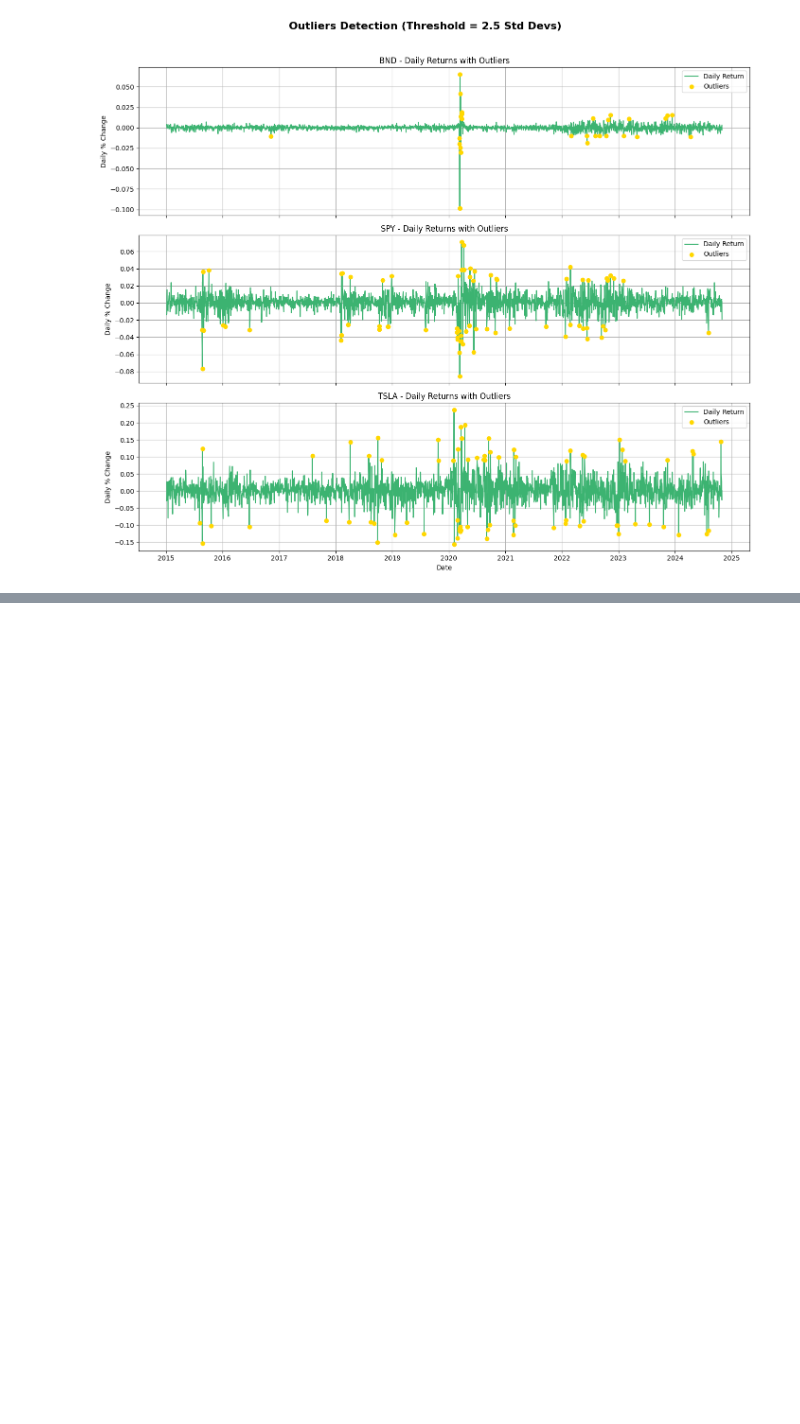
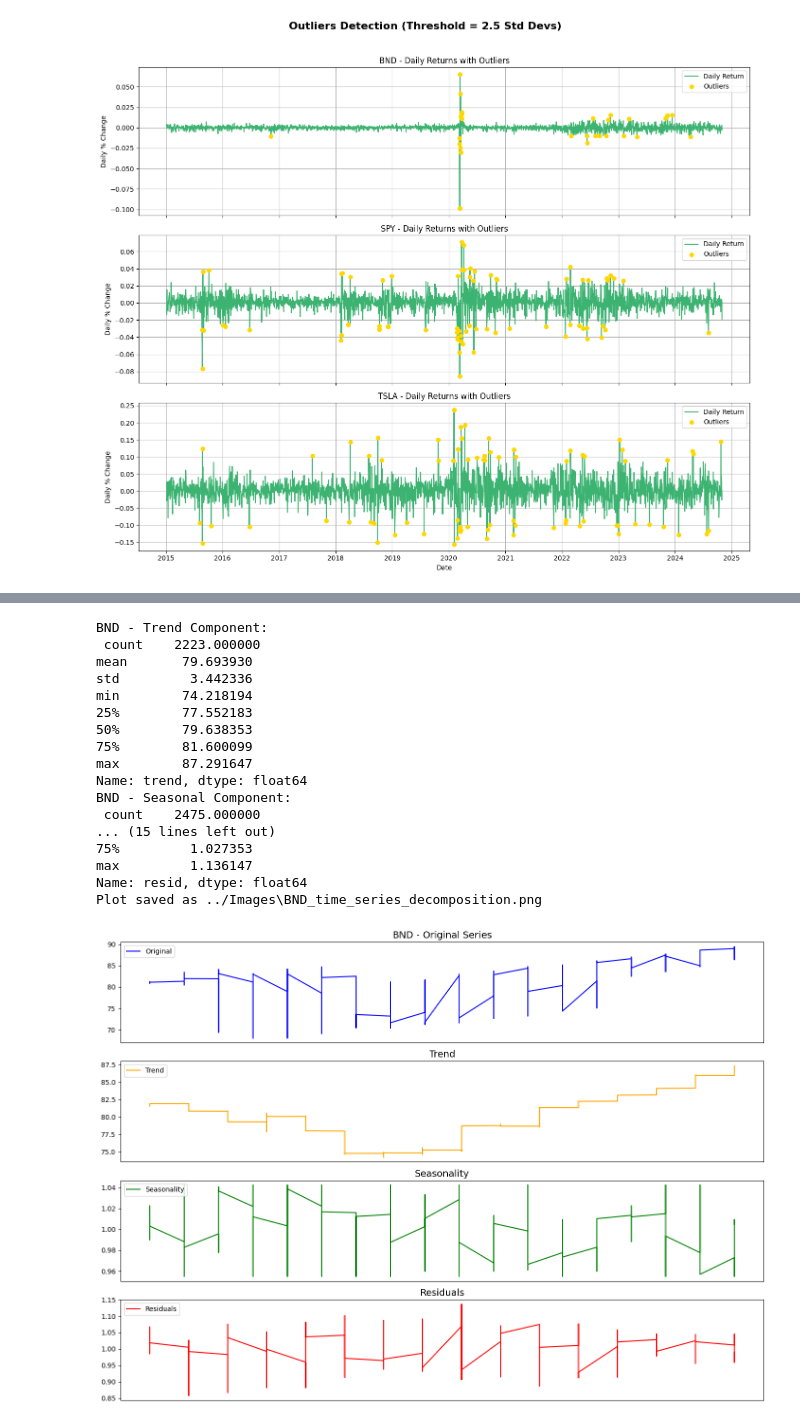
Before and after one commit to hydropython/GFM-investments-portfolio-management, a Jupyter notebook: Notbooks/Financial_Data_EDA.ipynb, the cells around one changed output, grey strips where cells are left out. Drawn from its saved outputs; the diff is of its cells as text; code cells hidden in the pictures; blank space fills up the shorter version.

```diff
--- a/Notbooks/Financial_Data_EDA.ipynb
+++ b/Notbooks/Financial_Data_EDA.ipynb
@@ -163,0 +206,21 @@ Outliers detection plot saved as 'outliers_detection_plot.png' in ../Images/
+# %%
+eda.decompose_time_series(ticker='BND')
+# %% [output]
+BND - Trend Component:
+ count    2223.000000
+mean       79.693930
+std         3.442336
+min        74.218194
+25%        77.552183
+50%        79.638353
+75%        81.600099
+max        87.291647
+Name: trend, dtype: float64
+BND - Seasonal Component:
+ count    2475.000000
+... (15 lines left out)
+75%         1.027353
+max         1.136147
+Name: resid, dtype: float64
+Plot saved as ../Images\BND_time_series_decomposition.png
+[figure, added]
```
Also changed, not shown: parts of 2 cells of this notebook, 4 other files.
